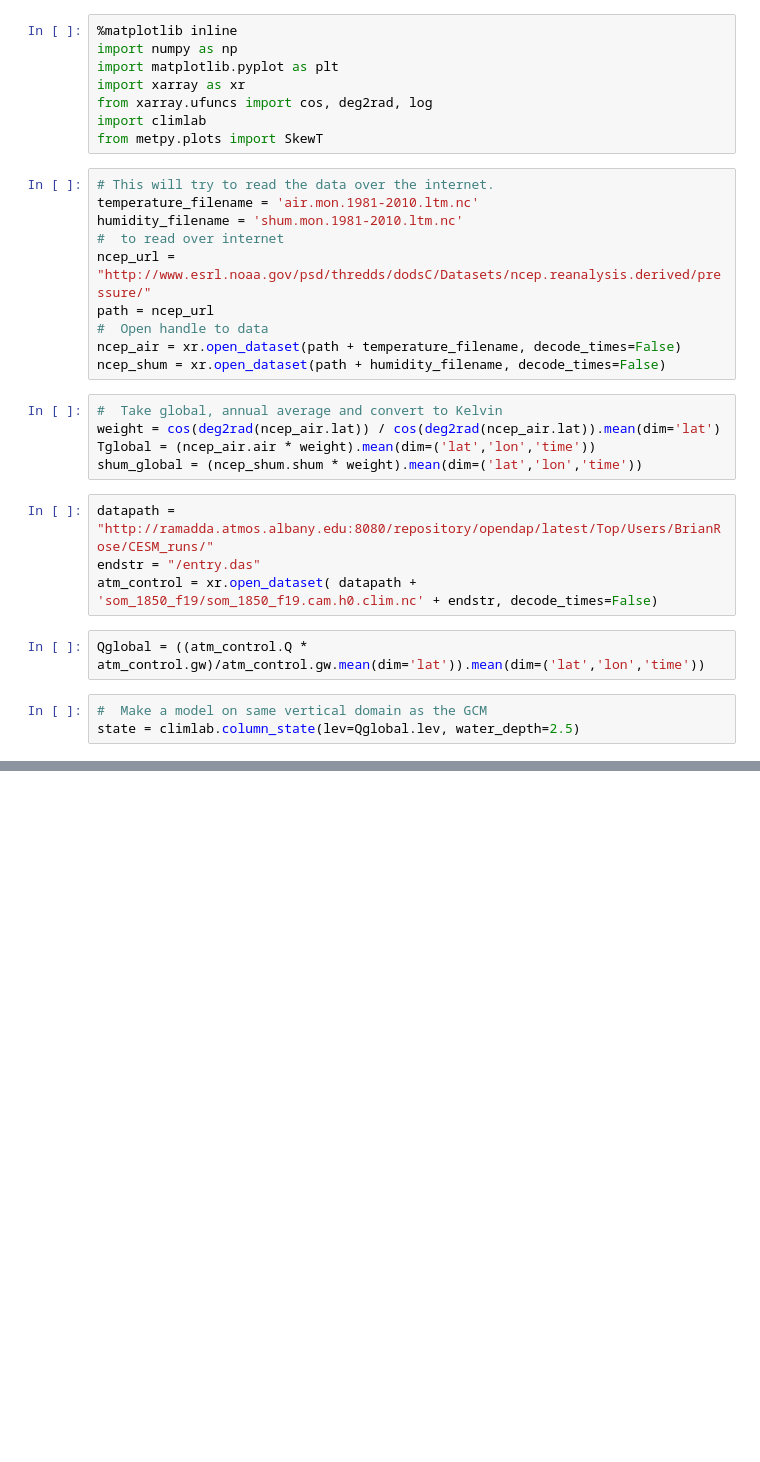
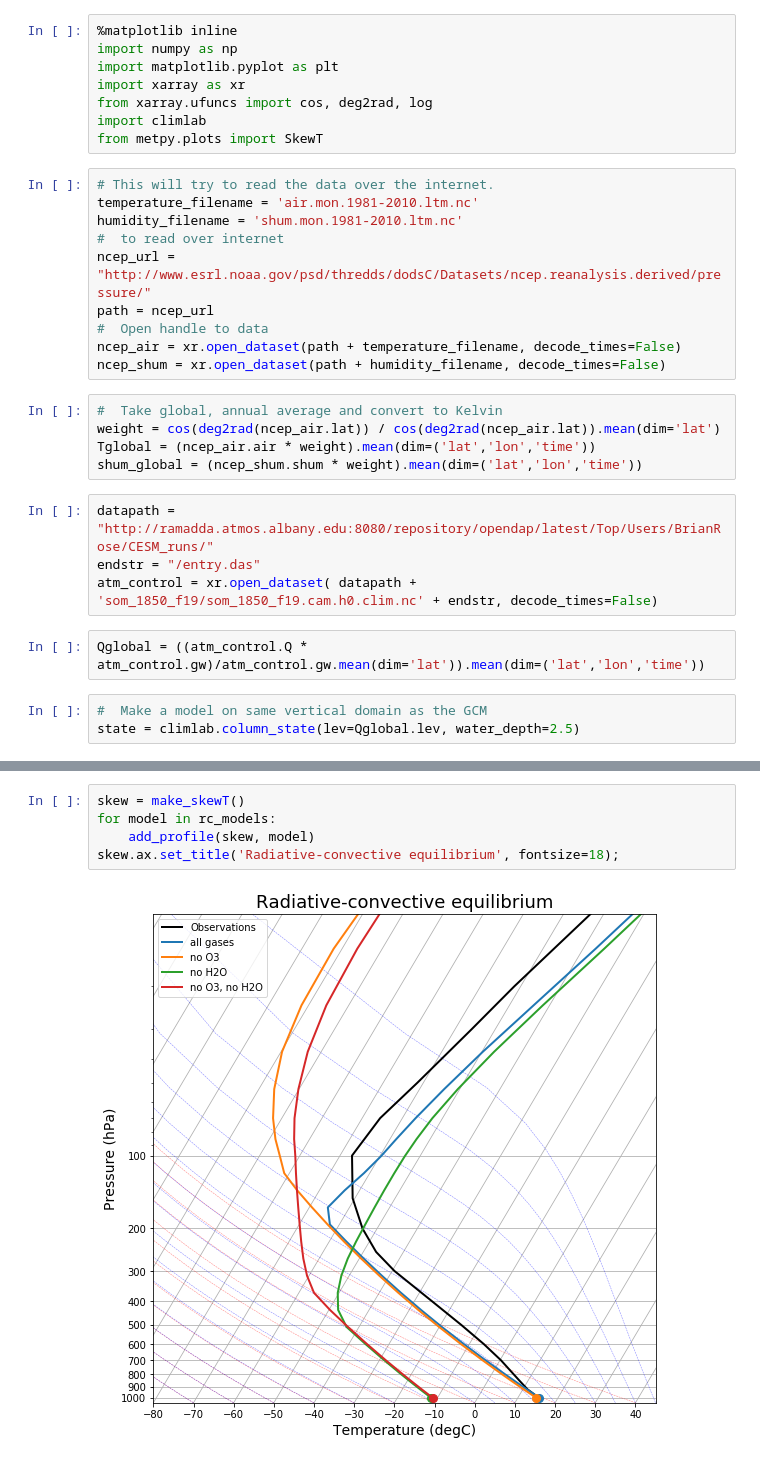
Before and after one commit to brian-rose/env-415, a Jupyter notebook: notes/VerticalProfiles.ipynb, the cells around one changed output, grey strips where cells are left out. Drawn from its saved outputs; the diff is of its cells as text; blank space fills up the shorter version.

```diff
--- a/notes/VerticalProfiles.ipynb
+++ b/notes/VerticalProfiles.ipynb
@@ -117,0 +128,7 @@ fig
+# %%
+skew = make_skewT()
+for model in rc_models:
+    add_profile(skew, model)
+skew.ax.set_title('Radiative-convective equilibrium', fontsize=18);
+# %% [output]
+[figure, added]
```
Also changed, not shown: parts of 19 cells of this notebook.
